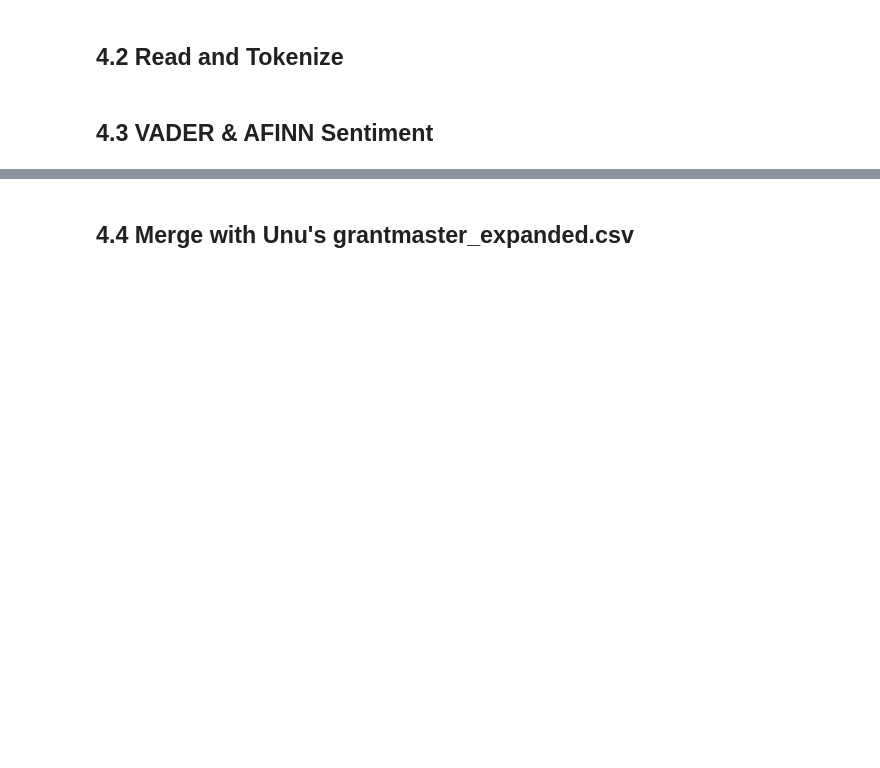
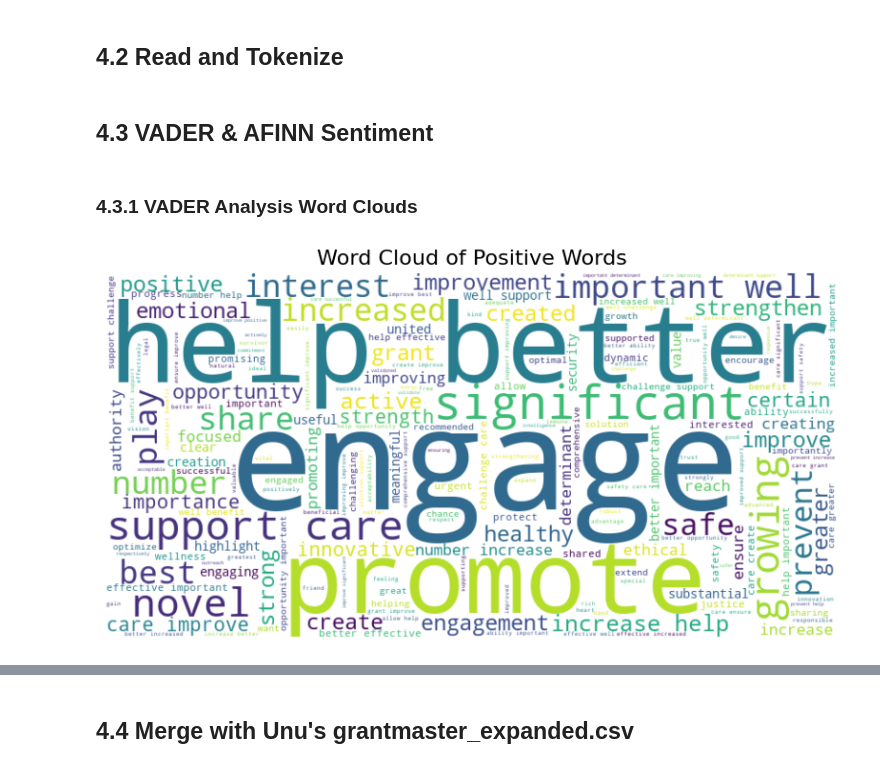
Before and after one commit to joycetheok/Grant-Abstract-Funding-Prediction, a Jupyter notebook: code.ipynb, the cells around one changed output, grey strips where cells are left out. Cells and saved outputs as stored; diff of their text form; code cells hidden in the pictures; blank space fills up the shorter version.

```diff
--- a/code.ipynb
+++ b/code.ipynb
@@ -870,3 +870,42 @@ grants['vader_scores'] = grants['tokenized_Abstract/Summary_str'].apply(vader.po
 grants['negative'] = grants['vader_scores'].apply(lambda x: x['neg'])
 grants['neutral'] = grants['vader_scores'].apply(lambda x: x['neu'])
 grants['positive'] = grants['vader_scores'].apply(lambda x: x['pos'])
+# %% [markdown]
+### 4.3.1 VADER Analysis Word Clouds
+# %%
+def get_positive_words(tokenized_text):
+    word_scores = [(word, vader.polarity_scores(word)['pos']) for word in tokenized_text]
+    sent_words = [word for word, score in word_scores if score > 0.0]
+    return sent_words
+
+def get_neutral_words(tokenized_text):
+    word_scores = [(word, vader.polarity_scores(word)['neu']) for word in tokenized_text]
+    sent_words = [word for word, score in word_scores if score > 0.0]
+    return sent_words
+
+def get_negative_words(tokenized_text):
+    word_scores = [(word, vader.polarity_scores(word)['neg']) for word in tokenized_text]
+    sent_words = [word for word, score in word_scores if score > 0.0]
+    return sent_words
+
+# Apply to each tokenized text
+grants['positive_words'] = grants['tokenized_Abstract/Summary'].apply(get_positive_words)
+grants['neutral_words'] = grants['tokenized_Abstract/Summary'].apply(get_neutral_words)
+grants['negative_words'] = grants['tokenized_Abstract/Summary'].apply(get_negative_words)
+# %%
+from wordcloud import WordCloud
+import matplotlib.pyplot as plt
+
+grants['positive_words'] = grants['positive_words'].apply(lambda x: list(set([word.lower() for word in x])))
+all_words = [word for positive_words in grants['positive_words'] for word in positive_words]
+all_words_text = " ".join(all_words)
+
+wordcloud = WordCloud(width=800, height=400, background_color='white').generate(all_words_text)
+
+plt.figure(figsize=(10, 5))
+plt.imshow(wordcloud, interpolation='bilinear')
+plt.axis('off')
+plt.title('Word Cloud of Positive Words', fontsize=16)
+plt.show()
+# %% [output]
+[figure, added]
```
Also changed, not shown: parts of 3 cells of this notebook.
